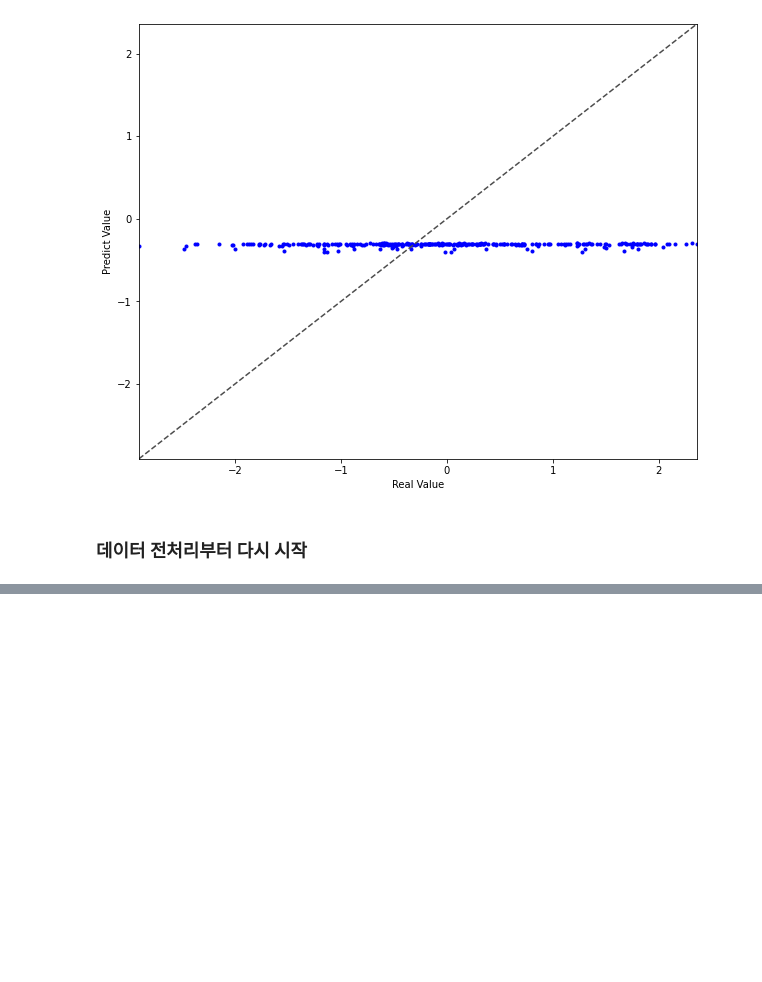
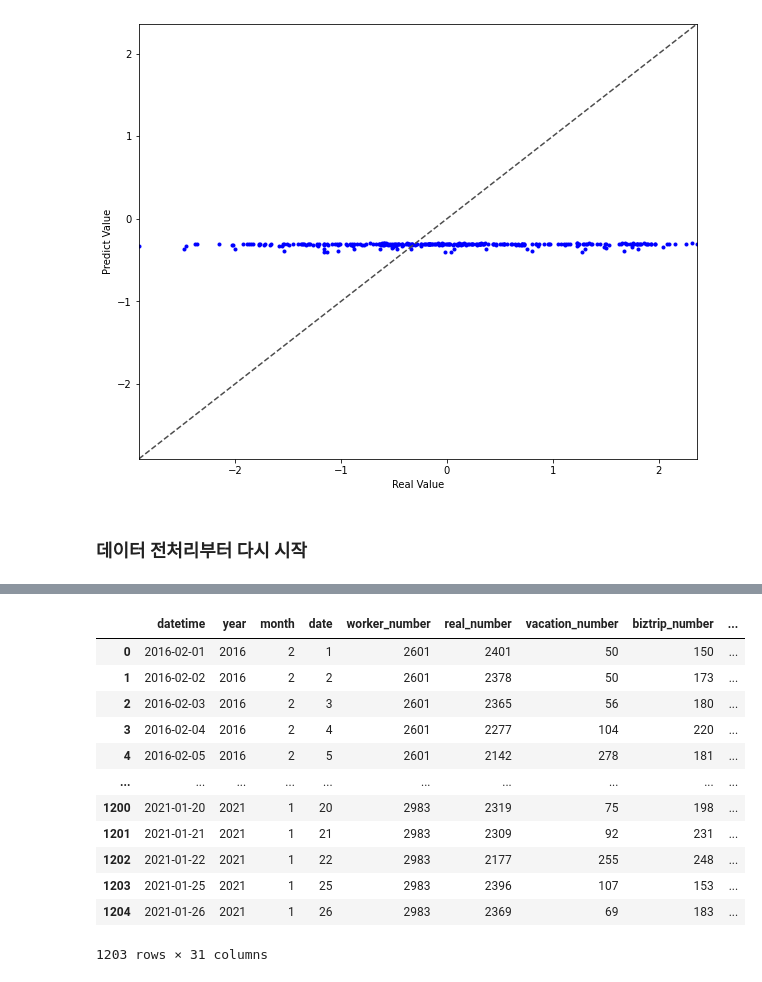
Before and after one commit to obilige/Team3, a Jupyter notebook: team/jeong/jaehoon_LSTM.ipynb, the cells around one changed output, grey strips where cells are left out. Cells and saved outputs as stored; diff of their text form; code cells hidden in the pictures; blank space fills up the shorter version.

```diff
--- a/team/jeong/jaehoon_LSTM.ipynb
+++ b/team/jeong/jaehoon_LSTM.ipynb
@@ -490,3 +490,6 @@ K.clear_session()
 # %%
 # RNN으로 분석하려면 시계열 데이터여야 하고 이 의미는 데이터 순서가 시간에 맞게 순차적으로 입력되어야함을 의미한다.
 # 현재 데이터는 인덱스 순서가 뒤죽박죽이다. 가장 간편한 방법은 datetime이 있는 원본 데이터에서 datetime을 살리고 지금까지의 전처리를 하는 것이다.
+
+lunch = pd.read_csv("data/lunch_df_encoding.csv")
+dinner = pd.read_csv("data/dinner_df_encoding.csv")
@@ -492,0 +516,17 @@ K.clear_session()
+# %%
+lunch.dropna()
+dinner.dropna()
+# %% [output]
+|  | datetime | year | month | date | worker_number | real_number | vacation_number | biztrip_number | ... |
+| 0 | 2016-02-01 | 2016 | 2 | 1 | 2601 | 2401 | 50 | 150 | ... |
+| 1 | 2016-02-02 | 2016 | 2 | 2 | 2601 | 2378 | 50 | 173 | ... |
+| 2 | 2016-02-03 | 2016 | 2 | 3 | 2601 | 2365 | 56 | 180 | ... |
+| 3 | 2016-02-04 | 2016 | 2 | 4 | 2601 | 2277 | 104 | 220 | ... |
+| 4 | 2016-02-05 | 2016 | 2 | 5 | 2601 | 2142 | 278 | 181 | ... |
+| ... | ... | ... | ... | ... | ... | ... | ... | ... | ... |
+| 1200 | 2021-01-20 | 2021 | 1 | 20 | 2983 | 2319 | 75 | 198 | ... |
+| 1201 | 2021-01-21 | 2021 | 1 | 21 | 2983 | 2309 | 92 | 231 | ... |
+| 1202 | 2021-01-22 | 2021 | 1 | 22 | 2983 | 2177 | 255 | 248 | ... |
+| 1203 | 2021-01-25 | 2021 | 1 | 25 | 2983 | 2396 | 107 | 153 | ... |
+| 1204 | 2021-01-26 | 2021 | 1 | 26 | 2983 | 2369 | 69 | 183 | ... |
+1203 rows × 31 columns
```
Also changed, not shown: parts of 18 cells of this notebook.
